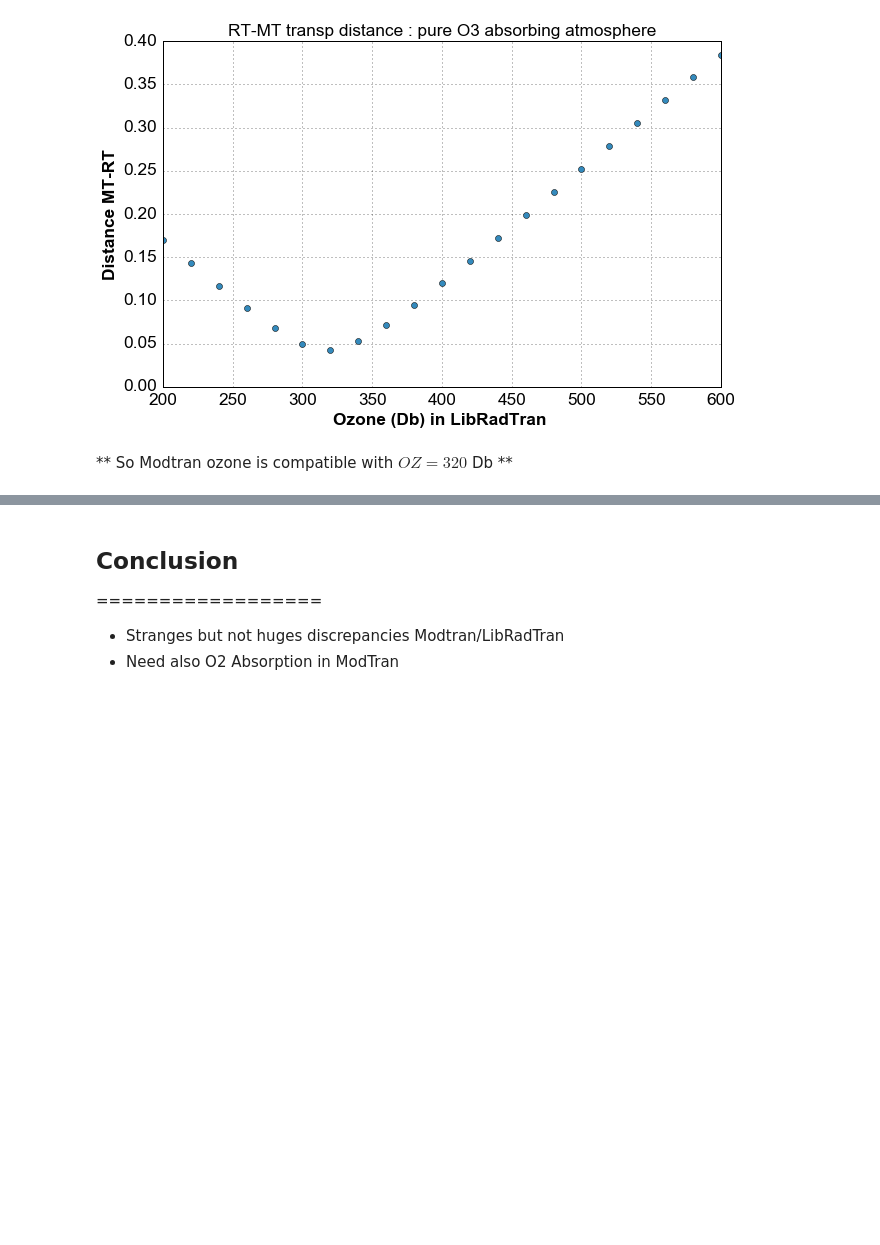
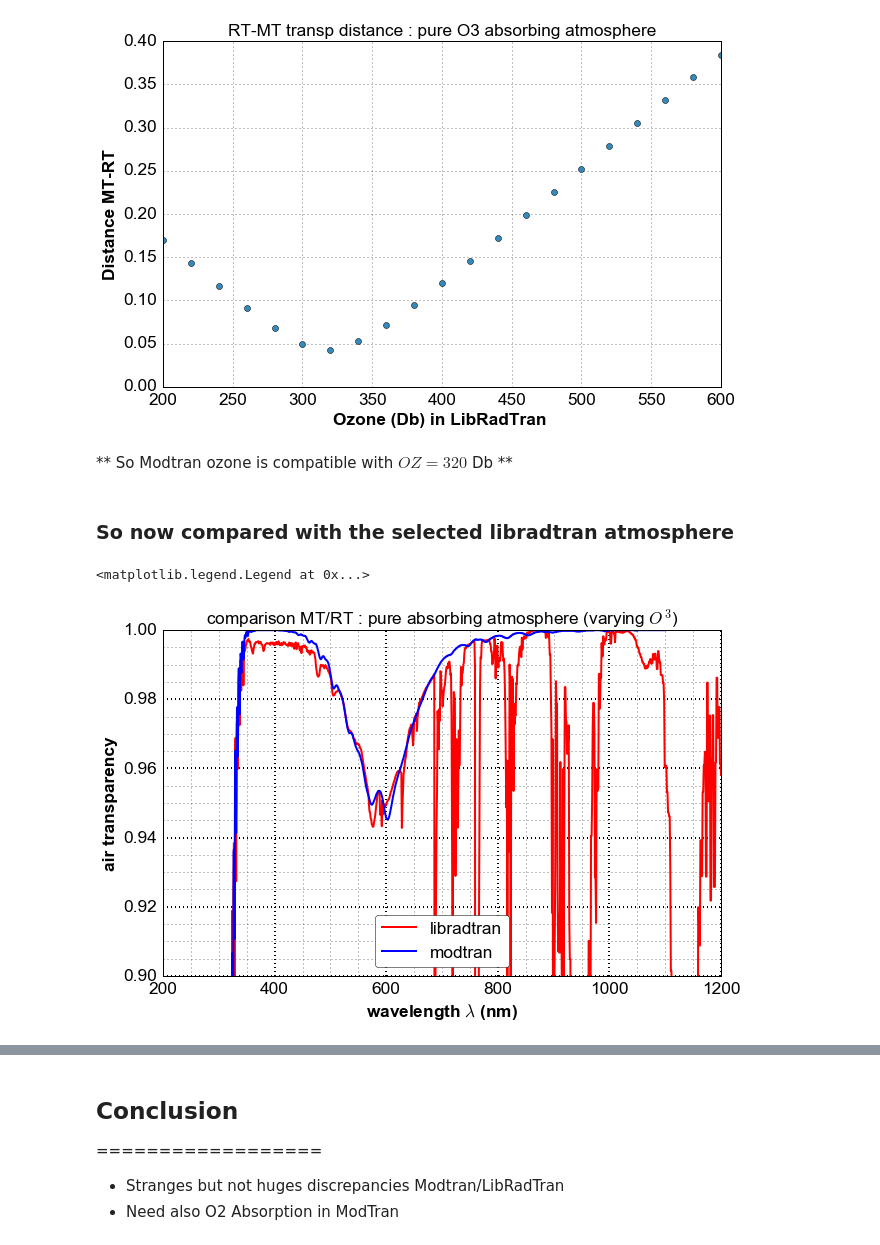
Before and after one commit to sylvielsstfr/PC5AtmStudies, a Jupyter notebook: MTRTFirstComp/FirstMTRTComparison.ipynb, the cells around one changed output, grey strips where cells are left out. Saved outputs shown, nothing was run; the diff lists cells and outputs as text; code cells hidden in the pictures; blank space fills up the shorter version.

```diff
--- a/MTRTFirstComp/FirstMTRTComparison.ipynb
+++ b/MTRTFirstComp/FirstMTRTComparison.ipynb
@@ -476,7 +521,8 @@ for idx,file in np.ndenumerate(input_filelist3):
     thesum=np.sum(diff2)
     XX.append(rt_oz[index])
     YY.append(np.sqrt(thesum))
-
+XX=np.array(XX)
+YY=np.array(YY)
 plt.plot(XX,YY,"o")
 plt.title("RT-MT transp distance : pure O3 absorbing atmosphere")
 plt.xlabel("Ozone (Db) in LibRadTran ")
@@ -486,3 +532,25 @@ plt.ylabel("Distance MT-RT")
 [figure]
 # %% [markdown]
 ** So Modtran ozone is compatible with $OZ= 320$ Db **
+# %% [markdown]
+### So now compared with the selected libradtran atmosphere
+# %%
+index_min=np.where(YY==YY.min())[0]
+# %%
+fig, ax = plt.subplots(1, 1, figsize=(10,6))
+x=rt_wl[:,index_min]
+y=rt_trans[:,index_min]
+ax.plot(x,y,'r-',lw=2,label='libradtran')
+ax.plot(MT_X,MT_Y2,'b-',lw=2,label='modtran')
+ax.set_title("comparison MT/RT : pure absorbing atmosphere (varying $O^3$)")
+ax.set_xlabel("wavelength $\lambda$ (nm)")
+ax.set_ylabel("air transparency")
+ax.get_xaxis().set_minor_locator(mpl.ticker.AutoMinorLocator())
+ax.get_yaxis().set_minor_locator(mpl.ticker.AutoMinorLocator())
+ax.grid(b=True, which='major', color='k', linewidth=2.0)
+ax.grid(b=True, which='minor', color='k', linewidth=0.5)
+ax.set_ylim(0.9,1)
+ax.legend(loc='best')
+# %% [output]
+<matplotlib.legend.Legend at 0x...>
+[figure, added]
```
Also changed, not shown: parts of 12 cells of this notebook.
